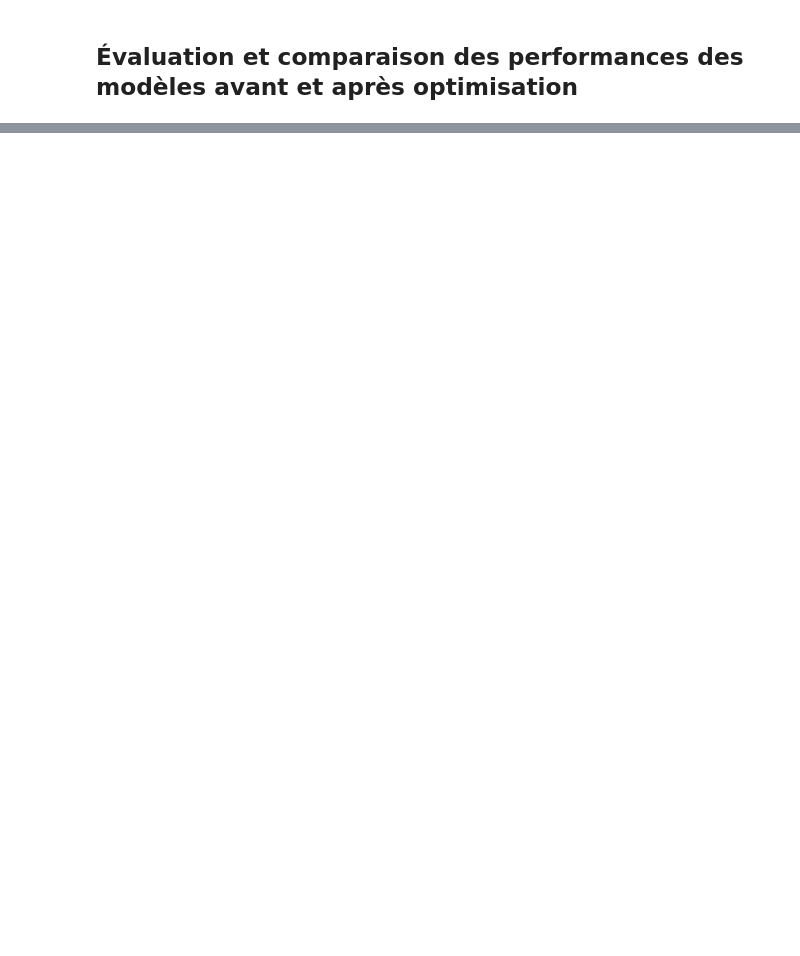
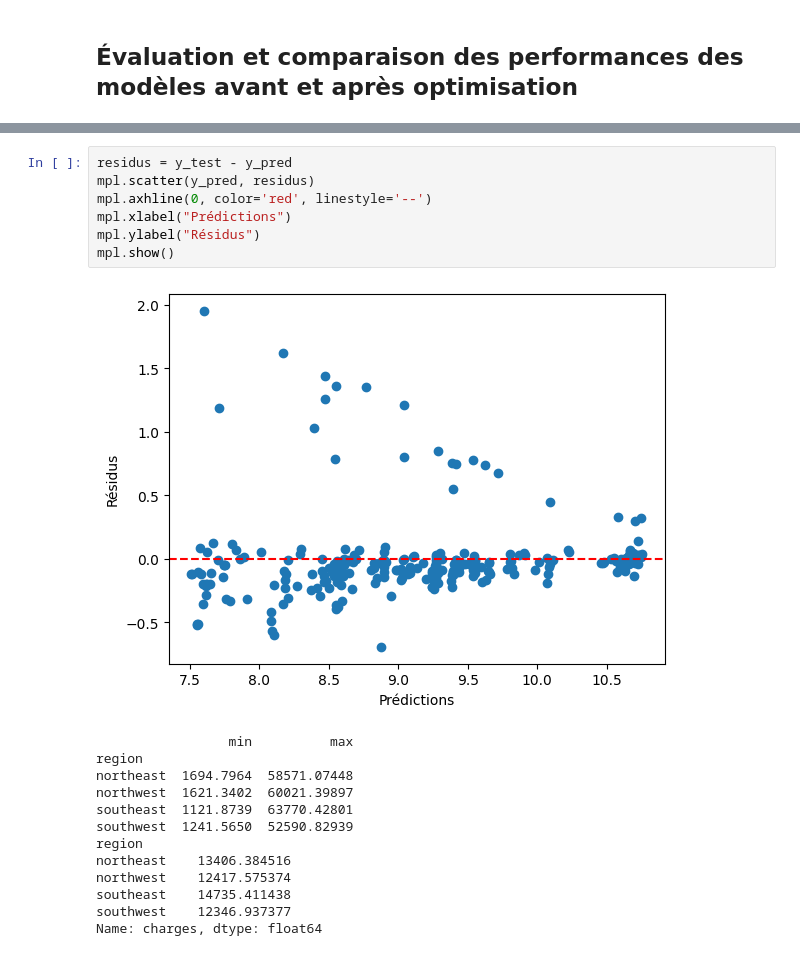
Before and after one commit to bouchta65/SmartSante-IA-pour-la-gestion-des-charges-medicales., a Jupyter notebook: src/data_preparation.ipynb, the cells around one changed output, grey strips where cells are left out. Cells and saved outputs as stored; diff of their text form; blank space fills up the shorter version.

```diff
--- a/src/data_preparation.ipynb
+++ b/src/data_preparation.ipynb
@@ -493,0 +494,21 @@ Prédiction des charges : 10493.41
+# %%
+residus = y_test - y_pred
+mpl.scatter(y_pred, residus)
+mpl.axhline(0, color='red', linestyle='--')
+mpl.xlabel("Prédictions")
+mpl.ylabel("Résidus")
+mpl.show()
+# %% [output]
+[figure, added]
+                 min          max
+region
+northeast  1694.7964  58571.07448
+northwest  1621.3402  60021.39897
+southeast  1121.8739  63770.42801
+southwest  1241.5650  52590.82939
+region
+northeast    13406.384516
+northwest    12417.575374
+southeast    14735.411438
+southwest    12346.937377
+Name: charges, dtype: float64
```
Also changed, not shown: parts of 8 cells of this notebook.
